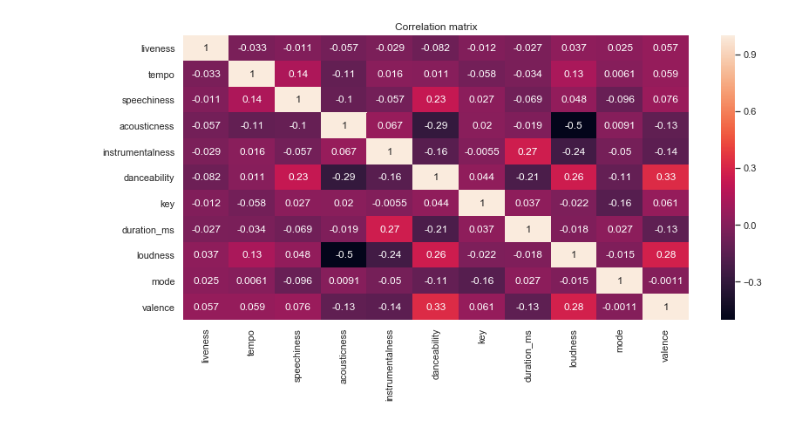
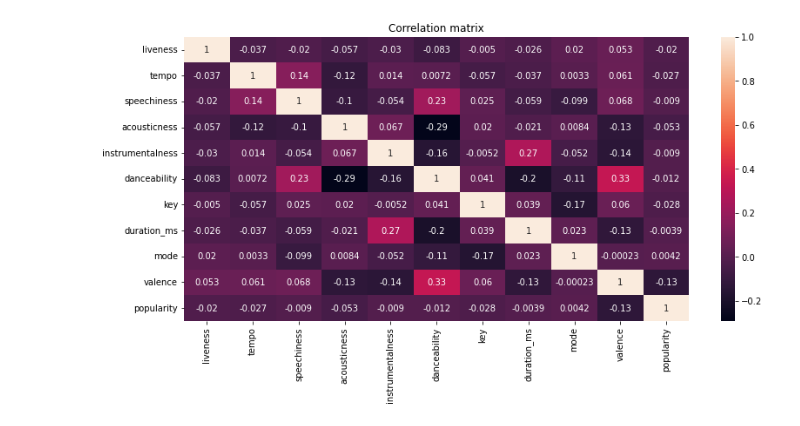
Before and after one commit to michelhaddad/spotify-big-data, a Jupyter notebook: notebooks/regression streams.ipynb, the cells around one changed output. Cells and saved outputs as stored; diff of their text form; code cells hidden in the pictures.

```diff
--- a/notebooks/regression streams.ipynb
+++ b/notebooks/regression streams.ipynb
@@ -21,5 +17,6 @@ print(streams2019.shape)
 # %%
 #table with max streams in 2019 for each track id
-max_streams=streams2019.groupby('track_id')['Streams'].max().to_frame('max streams').reset_index()
+max_streams=streams2019.groupby(['track_id','Artist'])['Streams'].max().to_frame('max streams').reset_index()
+max_streams.columns=['track_id','artist','max streams']
 max_streams.head()
 # %% [output]
@@ -32,5 +29,5 @@ max_streams.head()
 # %%
-song_features=pd.read_csv('/song_features_2019-01-01__2020-01-01.txt',sep=',', header=0)
+song_features=pd.read_csv('../data/song_features_2019-01-01__2020-01-01.csv',sep=',', header=0)
 song_features.head()
 # %% [output]
 |  | track_id | energy | liveness | tempo | speechiness | acousticness | instrumentalness | danceability | ... |
@@ -45,0 +39,3 @@ print(song_features.shape)
+# %%
+artists_info=pd.read_csv('../data/artist_info_2019-01-01__2020-01-01.csv',sep=',',header=0)
+artists_info.head()
@@ -46,5 +49,6 @@ print(song_features.shape)
 # %%
-#Join of both tables
+#Join of the 3 tables
 df=pd.merge(max_streams, song_features, on=["track_id"])
+df=pd.merge(df, artists_info, on=["artist"])
 df.head()
 # %% [output]
@@ -76,13 +73,13 @@ plt.show()
 # %%
-#Removing 'energy' to avoid multicolinearity
-variables2=df[['liveness','tempo','speechiness','acousticness','instrumentalness','danceability','key','duration_ms','loudness','mode','valence']]
+#Removing 'energy','loudness' and 'followers' to avoid multicolinearity
+variables2=df[['liveness','tempo','speechiness','acousticness','instrumentalness','danceability','key','duration_ms','mode','valence','popularity']]
 plt.figure(figsize = (13, 6))
 corrMatrix = variables2.corr(method ='pearson')
 sn.heatmap(corrMatrix, annot=True)
 plt.title('Correlation matrix')
 plt.show()
 # %% [output]
-[figure, old version]
+[figure, new version]
 # %%
 #Histogram of streams
 streams=df['max streams']
```
Also changed, not shown: parts of 17 cells of this notebook.
